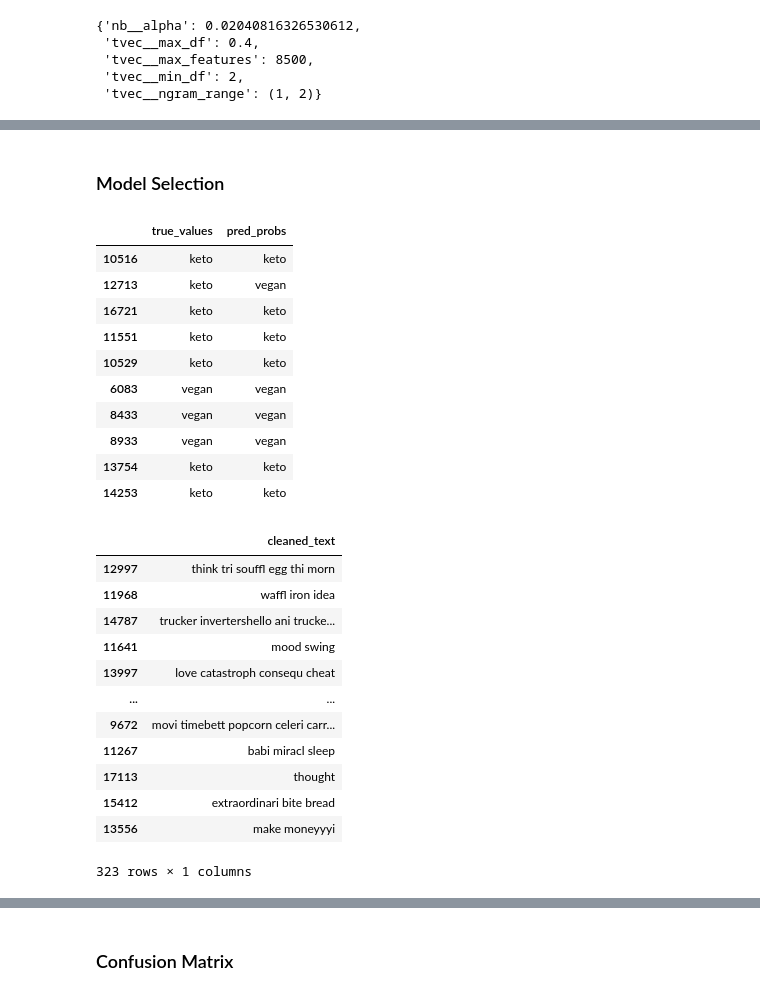
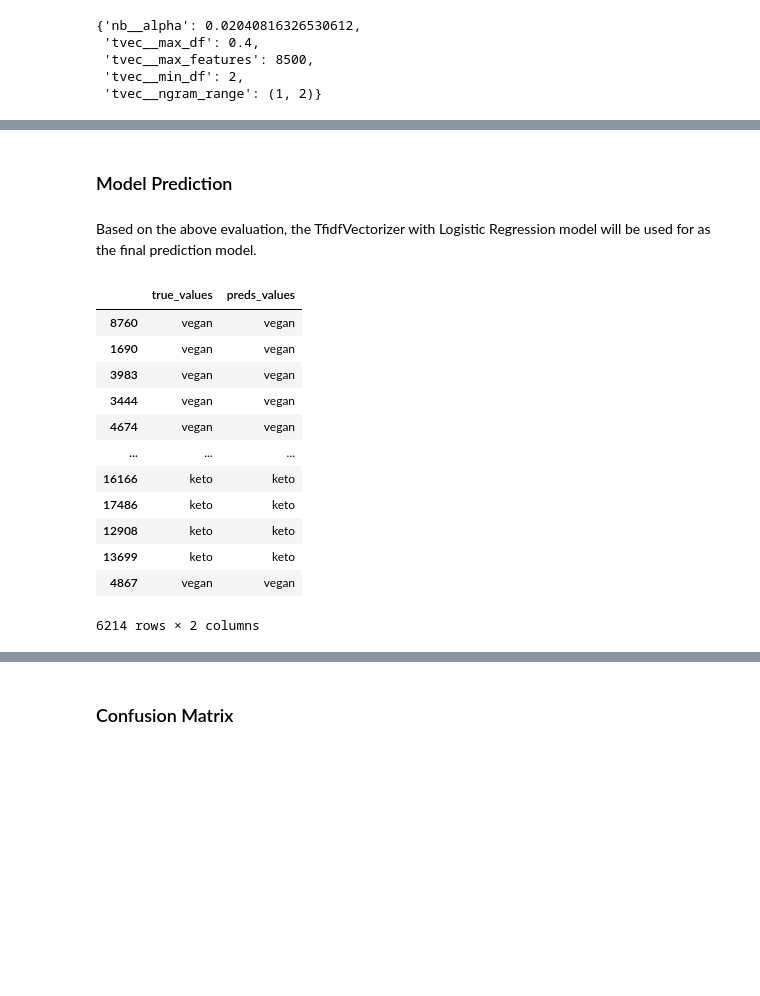
Before and after one commit to JeanLiew/Diet-Classification-Model, a Jupyter notebook: code/03_Preprocessing_and_Evaluation.ipynb, the cells around one changed output, grey strips where cells are left out. Drawn from its saved outputs; the diff is of its cells as text; code cells hidden in the pictures; blank space fills up the shorter version.

Commit message:
analysis updated

```diff
--- a/code/03_Preprocessing_and_Evaluation.ipynb
+++ b/code/03_Preprocessing_and_Evaluation.ipynb
@@ -166,7 +179,7 @@ pipe = Pipeline([
 ])
 
 pipe_params = {
-    'tvec__max_features': [8500, 9000],
+    'tvec__max_features': [8000, 8500],
     'tvec__max_df': [0.7, 0.8],
     'tvec__min_df': [2, 3],
     'tvec__ngram_range': [(1,1), (1,2)],
@@ -275,5 +293,7 @@ model_df
 # %% [markdown]
-### Model Selection
+### Model Prediction
+# %% [markdown]
+Based on the above evaluation, the TfidfVectorizer with Logistic Regression model will be used for as the final prediction model.
 # %%
 # prediction to actual
 final_model = best_lr_tvec
@@ -282,42 +302,20 @@ preds = final_model.predict(X_test)
 # %%
 #compare ytest and prediction
 pred_df = pd.DataFrame({'true_values': y_test,
-                        'pred_probs': preds})
+                        'preds_values': preds})
 
-pred_df.head()
+pred_df
 # %% [output]
-|  | true_values | pred_probs |
-| 10516 | keto | keto |
-| 12713 | keto | vegan |
-| 16721 | keto | keto |
-| 11551 | keto | keto |
-| 10529 | keto | keto |
-| 6083 | vegan | vegan |
-| 8433 | vegan | vegan |
-| 8933 | vegan | vegan |
-| 13754 | keto | keto |
-| 14253 | keto | keto |
+|  | true_values | preds_values |
+| 8760 | vegan | vegan |
+| 1690 | vegan | vegan |
+| 3983 | vegan | vegan |
+| 3444 | vegan | vegan |
+| 4674 | vegan | vegan |
+| ... | ... | ... |
+| 16166 | keto | keto |
+| 17486 | keto | keto |
+| 12908 | keto | keto |
+| 13699 | keto | keto |
+| 4867 | vegan | vegan |
+6214 rows × 2 columns
-# %%
-#create col for predicton analysis
-pred_res['Success'] = np.where(pred_res['prediction'] == pred_res['actual'],1,0)
-
-#missclassification on fp and fn
-miss_vegan = pred_res[(pred_res.Success == 0) & (pred_res.prediction == 'vegan')]
-miss_keto = pred_res[(pred_res.Success == 0)  & (pred_res.prediction == 'keto')]
-
-#predict vegan, actual keto
-pd.DataFrame(X_test[miss_vegan.index])
-# %% [output]
-|  | cleaned_text |
-| 12997 | think tri souffl egg thi morn |
-| 11968 | waffl iron idea |
-| 14787 | trucker invertershello ani trucke... |
-| 11641 | mood swing |
-| 13997 | love catastroph consequ cheat |
-| ... | ... |
-| 9672 | movi timebett popcorn celeri carr... |
-| 11267 | babi miracl sleep |
-| 17113 | thought |
-| 15412 | extraordinari bite bread |
-| 13556 | make moneyyyi |
-323 rows × 1 columns
```
Also changed, not shown: parts of 35 cells of this notebook, 7 other files.
